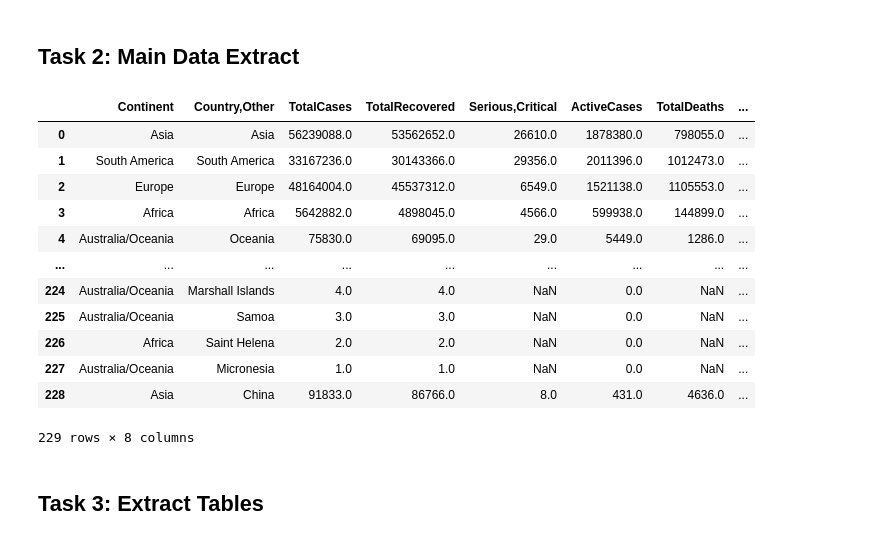
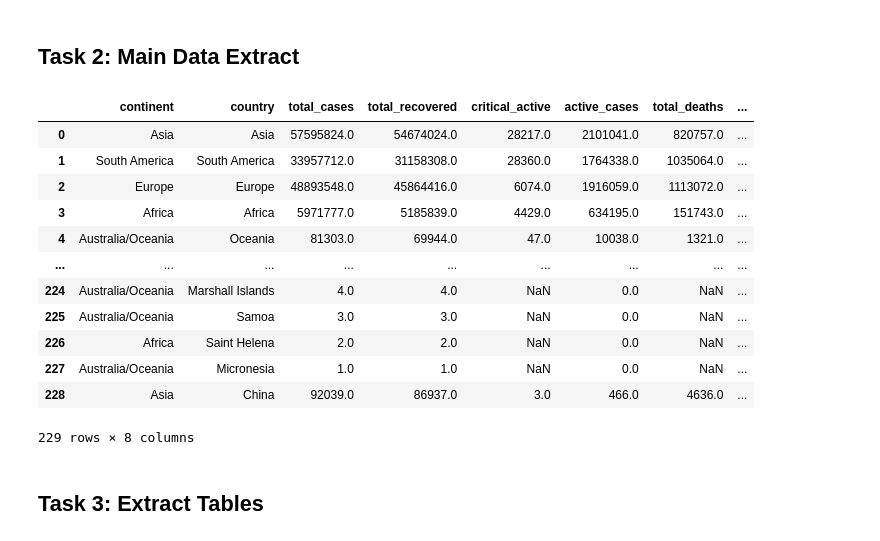
Before and after one commit to MerkuMerku/Python-Challenges, a Jupyter notebook: Python Covid Tracker/src/covid-task-scheduler/cov-data-processing.ipynb, the cells around one changed output. Saved outputs shown, nothing was run; the diff lists cells and outputs as text; code cells hidden in the pictures.

```diff
--- a/Python Covid Tracker/src/covid-task-scheduler/cov-data-processing.ipynb
+++ b/Python Covid Tracker/src/covid-task-scheduler/cov-data-processing.ipynb
@@ -41,48 +41,49 @@ for r in range(1,len(body)):
     for tr in body[r].find_all("td"):
         row.append(tr.text.replace("\n","").strip())
     len(row)
     data.append(row)
 
 df = pd.DataFrame(data,columns = headings)
-df.head(20)
 
 ######################################################################
 #                         CLEAN DATA TABLE                           #
 ######################################################################
 
 # define nan object
 NaN = np.nan
 
 # recover appropriate columns
 df = df.filter(['Continent', 'Country,Other','TotalCases','TotalRecovered','Serious,Critical','ActiveCases','TotalDeaths'])
 
 # strip artefacts
 df = df.replace(',','', regex=True)
 df = df.replace('\+','', regex=True)
 df = df.replace('', NaN, regex=True)
 
 # convert appropriate columns to integer type
 df[['TotalCases', 'TotalRecovered','Serious,Critical','ActiveCases','TotalDeaths']] = df[['TotalCases', 'TotalRecovered','Serious,Critical','ActiveCases','TotalDeaths']].apply(pd.to_numeric, downcast = 'float', errors = 'coerce')
 df.head(20)
 
 # add date of processing to all rows
 now = datetime.now()
 dt_string = now.strftime("%d%m%Y")
-df['DateProcessed'] = dt_string
-df
+df['date_processed'] = dt_string
+
+#rename the columns for consistency
+df.rename(columns = {'Continent':'continent','Country,Other':'country','TotalCases':'total_cases','TotalRecovered':'total_recovered','Serious,Critical':'critical_active','ActiveCases':'active_cases','TotalDeaths':'total_deaths'}, inplace=True)
 # %% [output]
-|  | Continent | Country,Other | TotalCases | TotalRecovered | Serious,Critical | ActiveCases | TotalDeaths | ... |
-| 0 | Asia | Asia | 56239088.0 | 53562652.0 | 26610.0 | 1878380.0 | 798055.0 | ... |
-| 1 | South America | South America | 33167236.0 | 30143366.0 | 29356.0 | 2011396.0 | 1012473.0 | ... |
-| 2 | Europe | Europe | 48164004.0 | 45537312.0 | 6549.0 | 1521138.0 | 1105553.0 | ... |
-| 3 | Africa | Africa | 5642882.0 | 4898045.0 | 4566.0 | 599938.0 | 144899.0 | ... |
-| 4 | Australia/Oceania | Oceania | 75830.0 | 69095.0 | 29.0 | 5449.0 | 1286.0 | ... |
+|  | continent | country | total_cases | total_recovered | critical_active | active_cases | total_deaths | ... |
+| 0 | Asia | Asia | 57595824.0 | 54674024.0 | 28217.0 | 2101041.0 | 820757.0 | ... |
+| 1 | South America | South America | 33957712.0 | 31158308.0 | 28360.0 | 1764338.0 | 1035064.0 | ... |
+| 2 | Europe | Europe | 48893548.0 | 45864416.0 | 6074.0 | 1916059.0 | 1113072.0 | ... |
+| 3 | Africa | Africa | 5971777.0 | 5185839.0 | 4429.0 | 634195.0 | 151743.0 | ... |
+| 4 | Australia/Oceania | Oceania | 81303.0 | 69944.0 | 47.0 | 10038.0 | 1321.0 | ... |
 | ... | ... | ... | ... | ... | ... | ... | ... | ... |
 | 224 | Australia/Oceania | Marshall Islands | 4.0 | 4.0 | NaN | 0.0 | NaN | ... |
 | 225 | Australia/Oceania | Samoa | 3.0 | 3.0 | NaN | 0.0 | NaN | ... |
 | 226 | Africa | Saint Helena | 2.0 | 2.0 | NaN | 0.0 | NaN | ... |
 | 227 | Australia/Oceania | Micronesia | 1.0 | 1.0 | NaN | 0.0 | NaN | ... |
-| 228 | Asia | China | 91833.0 | 86766.0 | 8.0 | 431.0 | 4636.0 | ... |
+| 228 | Asia | China | 92039.0 | 86937.0 | 3.0 | 466.0 | 4636.0 | ... |
 229 rows × 8 columns
 # %% [markdown]
 ## Task 3: Extract Tables
```
Also changed, not shown: parts of 4 cells of this notebook, 4 other files.
